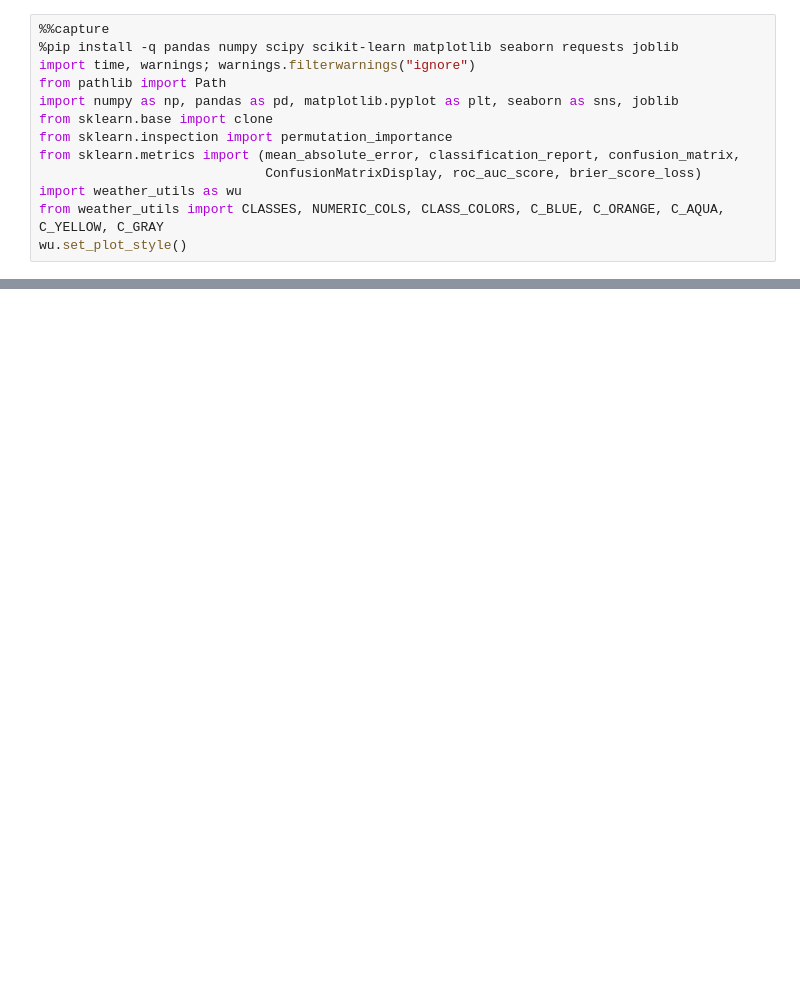
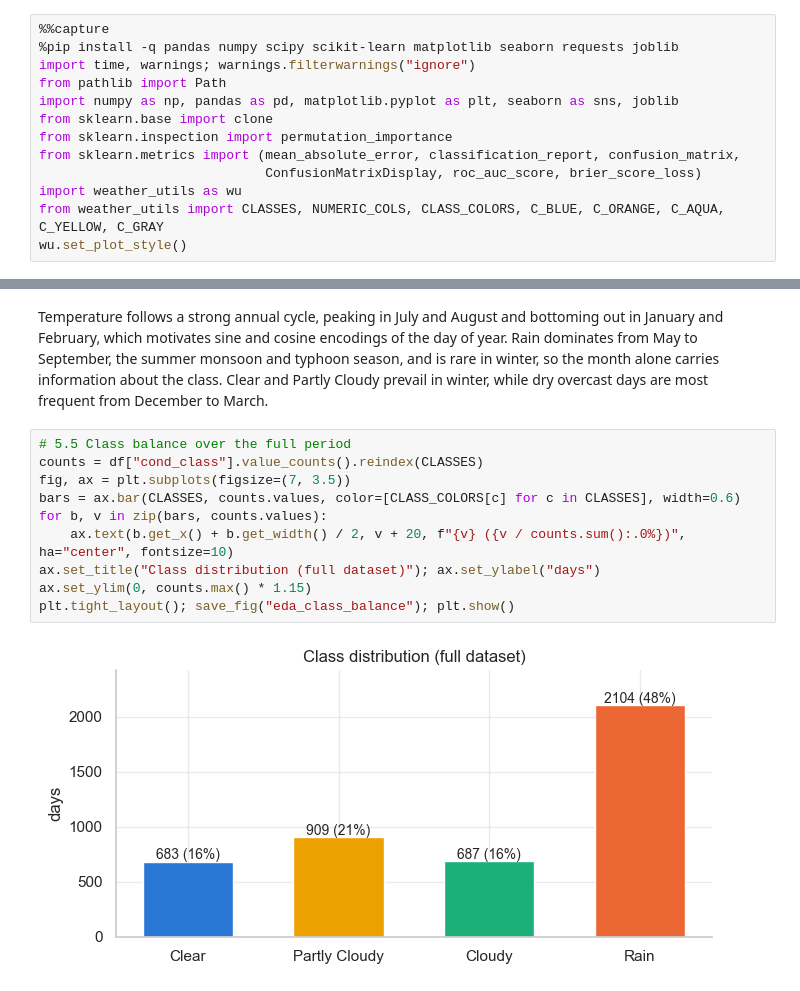
Before and after one commit to ThiagoHF31/machine_learning_work, a Jupyter notebook: notebooks/weather_prediction_macau.ipynb, the cells around one changed output, grey strips where cells are left out. Saved outputs shown, nothing was run; the diff lists cells and outputs as text; blank space fills up the shorter version.

```diff
--- a/notebooks/weather_prediction_macau.ipynb
+++ b/notebooks/weather_prediction_macau.ipynb
@@ -1168,0 +252,14 @@ consequências graves. Recomenda‑se sempre comunicar a **incerteza** (ex.: "er
+# %% [markdown]
+Temperature follows a strong annual cycle, peaking in July and August and bottoming out in January and February, which motivates sine and cosine encodings of the day of year. Rain dominates from May to September, the summer monsoon and typhoon season, and is rare in winter, so the month alone carries information about the class. Clear and Partly Cloudy prevail in winter, while dry overcast days are most frequent from December to March.
+# %%
+# 5.5 Class balance over the full period
+counts = df["cond_class"].value_counts().reindex(CLASSES)
+fig, ax = plt.subplots(figsize=(7, 3.5))
+bars = ax.bar(CLASSES, counts.values, color=[CLASS_COLORS[c] for c in CLASSES], width=0.6)
+for b, v in zip(bars, counts.values):
+    ax.text(b.get_x() + b.get_width() / 2, v + 20, f"{v} ({v / counts.sum():.0%})", ha="center", fontsize=10)
+ax.set_title("Class distribution (full dataset)"); ax.set_ylabel("days")
+ax.set_ylim(0, counts.max() * 1.15)
+plt.tight_layout(); save_fig("eda_class_balance"); plt.show()
+# %% [output]
+[figure, added]
```
Also changed, not shown: parts of 132 cells of this notebook, 18 other files.
